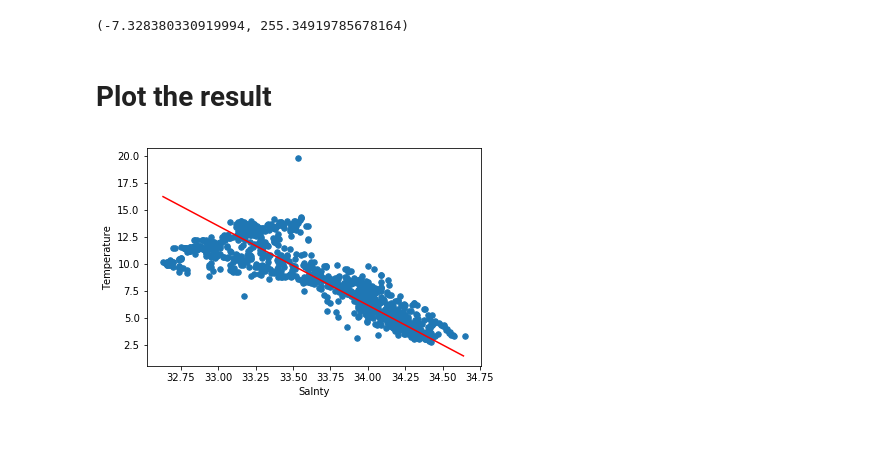
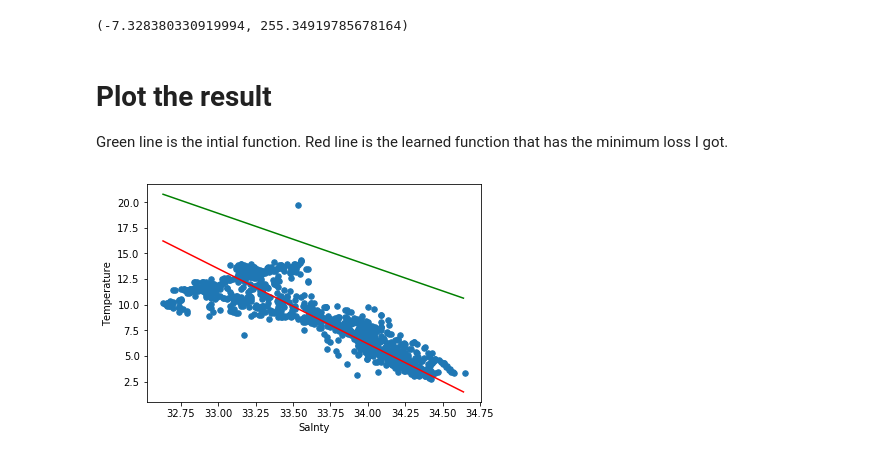
Before and after one commit to Chen21697/CalCOFI, a Jupyter notebook: CalCOFI_linear_regression.ipynb, the cells around one changed output. Cells and saved outputs as stored; diff of their text form; code cells hidden in the pictures.

```diff
--- a/CalCOFI_linear_regression.ipynb
+++ b/CalCOFI_linear_regression.ipynb
@@ -103,7 +102,7 @@ for i in range(iteration):
     b = b - lr/np.sqrt(lr_b) * b_grad
     w = w - lr/np.sqrt(lr_w) * w_grad
 
-    if iteration % 1000 == 0:
+    if i % 1000 == 0:
         print("loss:", loss)
     # print(b, w, loss)
 
@@ -164,21 +163,28 @@ res_w, res_b = denomalization(x_output, y_output, w, b)
 res_w, res_b
 # %% [output]
 (-7.328380330919994, 255.34919785678164)
-# %% [markdown]
-# Plot the result
+# %% [markdown]
+# Plot the result
+Green line is the intial function.
+Red line is the learned function that has the minimum loss I got.
 # %%
 # x_output = att['nor_Salnty'].loc[:batchSize].tolist()
 # y_output = att['T_degC'].loc[:batchSize].tolist()
 
 plt.scatter(x_output, y_output, s = 30)
 plt.xlabel('Salnty')
 plt.ylabel('Temperature')
 
 x_ = np.arange(min(x_output), max(x_output), 0.01)
 y_ = res_w*x_ + res_b
 
 # predicted fucntion
 plt.plot(x_, y_, color = 'red')
+
+# intial function
+ori_w, ori_b = denomalization(x_output, y_output, -0.6, 1.06)
+initial_y = ori_w*x_ + ori_b
+plt.plot(x_, initial_y, color = "green")
 plt.show()
 # %% [output]
-[figure, old version]
+[figure, new version]
```
Also changed, not shown: parts of 2 cells of this notebook.
